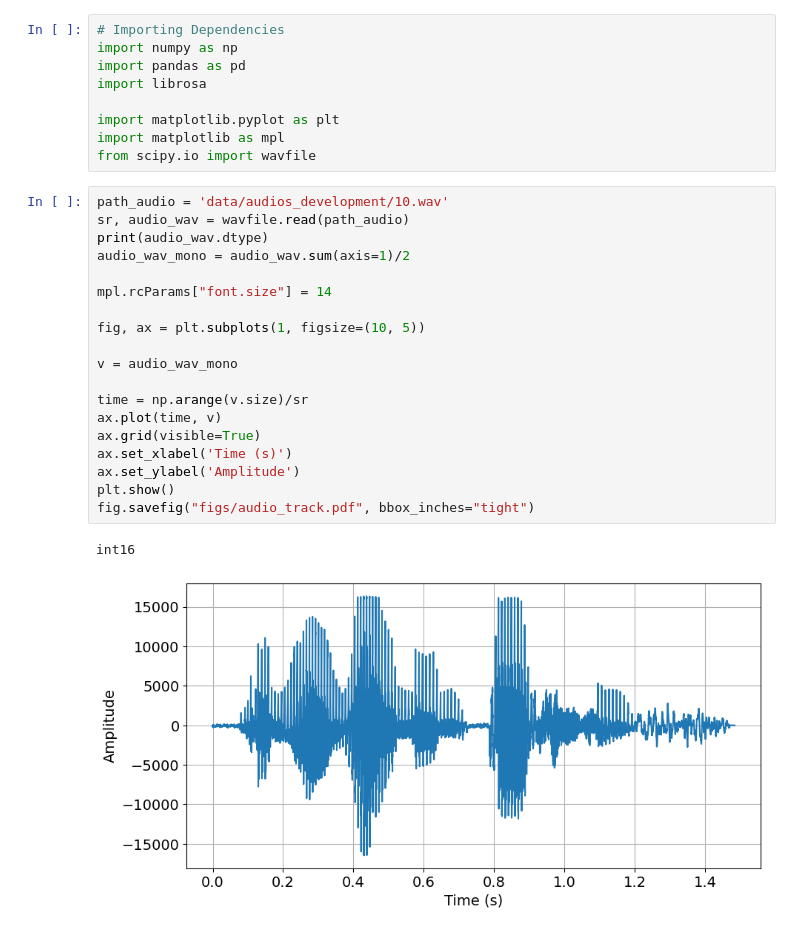
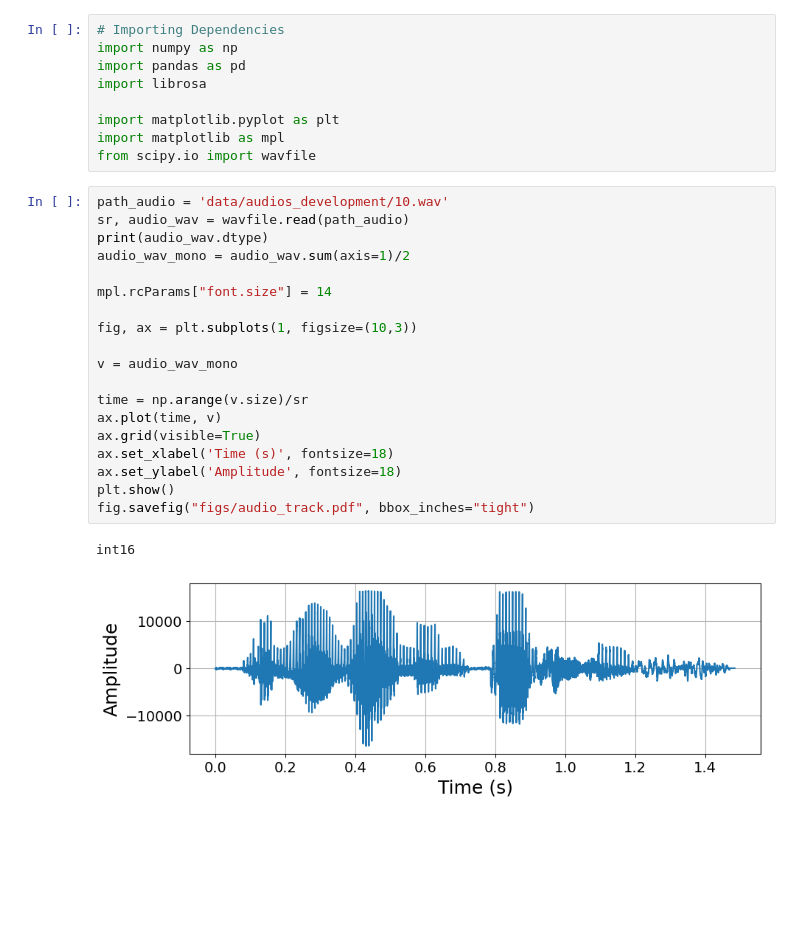
Before and after one commit to AndreaLolli2912/DSL-Age-Regression, a Jupyter notebook: main/report_figures.ipynb, the cells around one changed output. Saved outputs shown, nothing was run; the diff lists cells and outputs as text; blank space fills up the shorter version.

```diff
--- a/main/report_figures.ipynb
+++ b/main/report_figures.ipynb
@@ -10,22 +10,22 @@ from scipy.io import wavfile
 # %%
 path_audio = 'data/audios_development/10.wav'
 sr, audio_wav = wavfile.read(path_audio)
 print(audio_wav.dtype)
 audio_wav_mono = audio_wav.sum(axis=1)/2
 
 mpl.rcParams["font.size"] = 14
 
-fig, ax = plt.subplots(1, figsize=(10, 5))
+fig, ax = plt.subplots(1, figsize=(10,3))
 
 v = audio_wav_mono
 
 time = np.arange(v.size)/sr
 ax.plot(time, v)
 ax.grid(visible=True)
-ax.set_xlabel('Time (s)')
-ax.set_ylabel('Amplitude')
+ax.set_xlabel('Time (s)', fontsize=18)
+ax.set_ylabel('Amplitude', fontsize=18)
 plt.show()
 fig.savefig("figs/audio_track.pdf", bbox_inches="tight")
 # %% [output]
 int16
-[figure, old version]
+[figure, new version]
```
Also changed, not shown: 1 other file.
